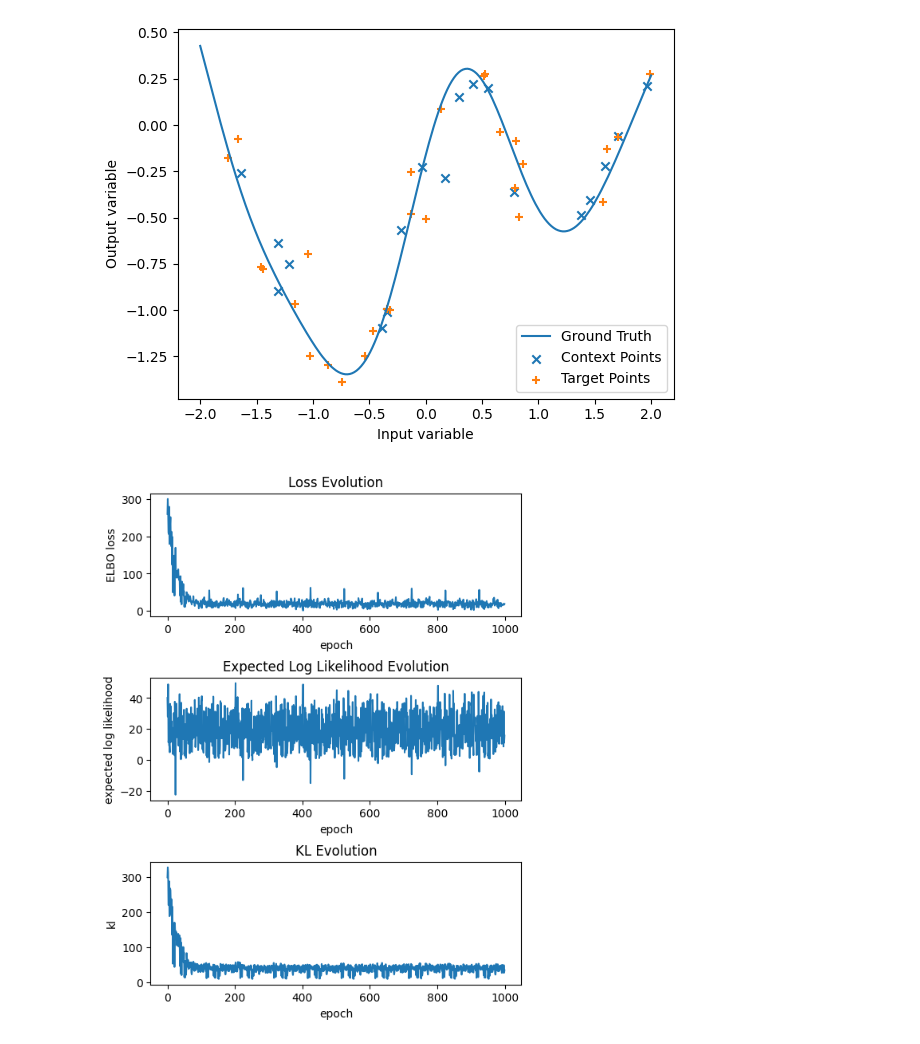
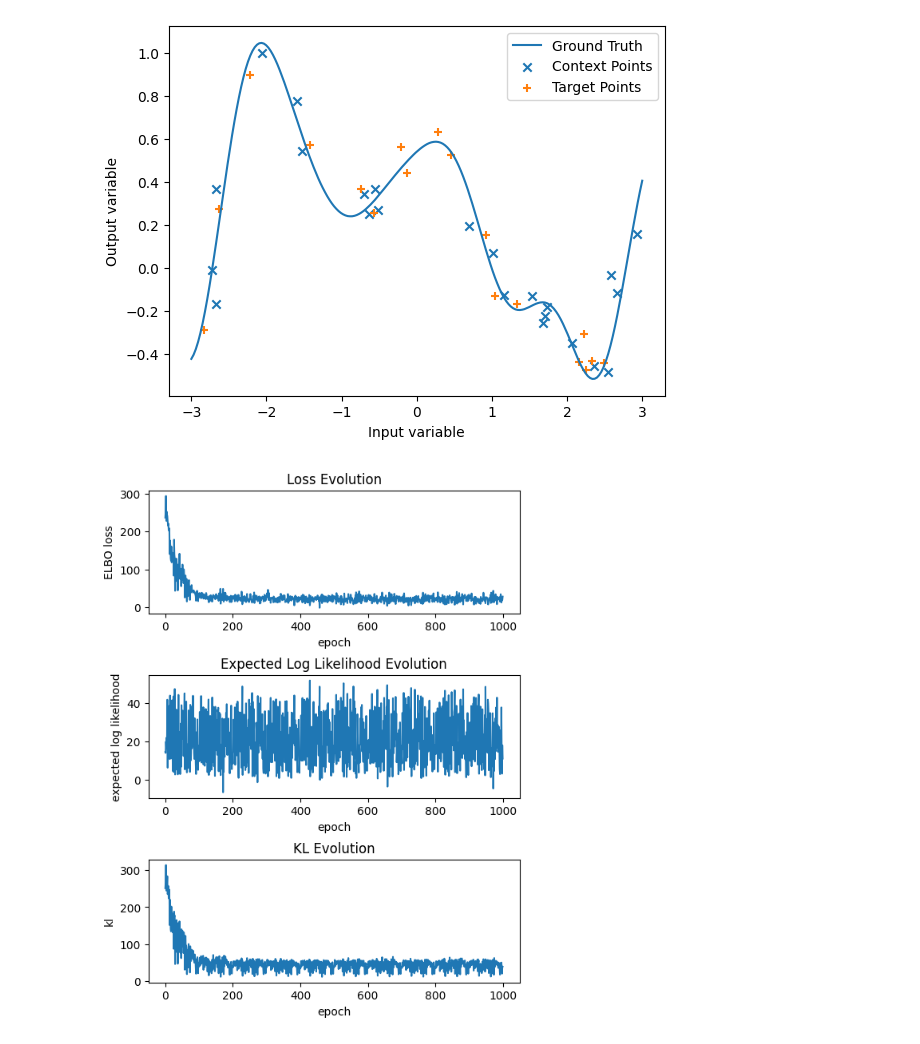
Before and after one commit to Sheev13/bnn_amort_inf, a Jupyter notebook: amort_bnn_meta_learning.ipynb, the cells around one changed output. Cells and saved outputs as stored; diff of their text form; code cells hidden in the pictures.

```diff
--- a/amort_bnn_meta_learning.ipynb
+++ b/amort_bnn_meta_learning.ipynb
@@ -14,17 +17,17 @@ torch.set_default_dtype(torch.float64)
 gpdg = gp_datasets.GPDataGenerator()
 num_tasks = 100
 # %%
-tasks = [gpdg.generate_task() for i in range(num_tasks)]
+tasks = [gpdg.generate_task(range=[-3.0, 3.0]) for i in range(num_tasks)]
 task = tasks[-1]
 plt.plot(task['x'], task['y'], label='Ground Truth')
 plt.scatter(task['x_context'], task['y_context'], label='Context Points', marker='x')
 plt.scatter(task['x_target'], task['y_target'], label='Target Points', marker='+')
 plt.xlabel('Input variable')
 plt.ylabel('Output variable')
 plt.legend()
 plt.show()
 # %% [output]
-[figure, old version]
+[figure, new version]
 # %%
 amort_bnn_model = amort_bnn.AmortNetwork(
     1,
@@ -78,6 +81,6 @@ axs[2].set_title("KL Evolution")
 
 plt.show()
 # %% [output]
-[figure, old version]
+[figure, new version]
 # %%
 xs = torch.linspace(-2.5, 2.5, 100).unsqueeze(1)
```
Also changed, not shown: parts of 3 cells of this notebook, 1 other file.
